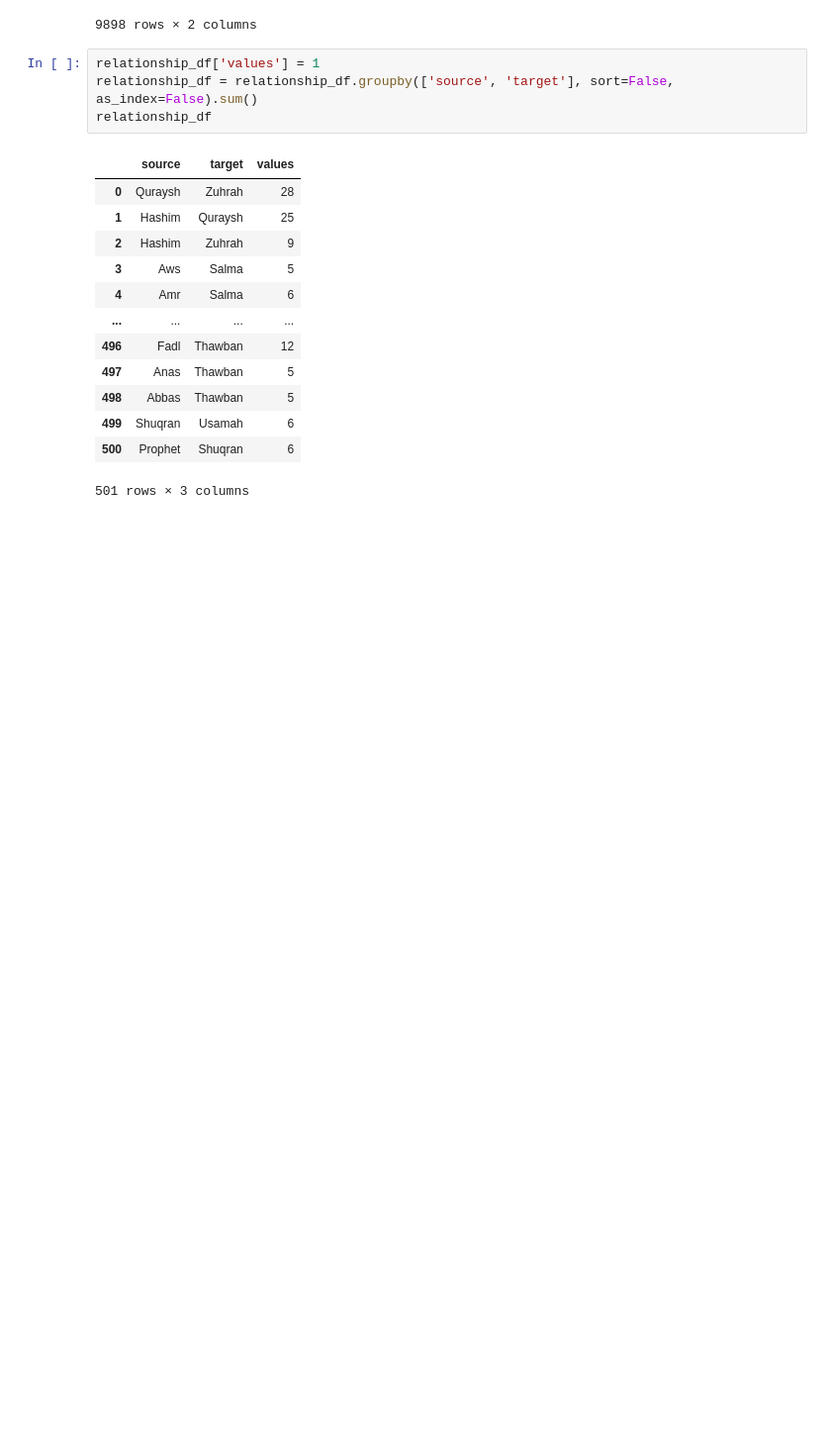
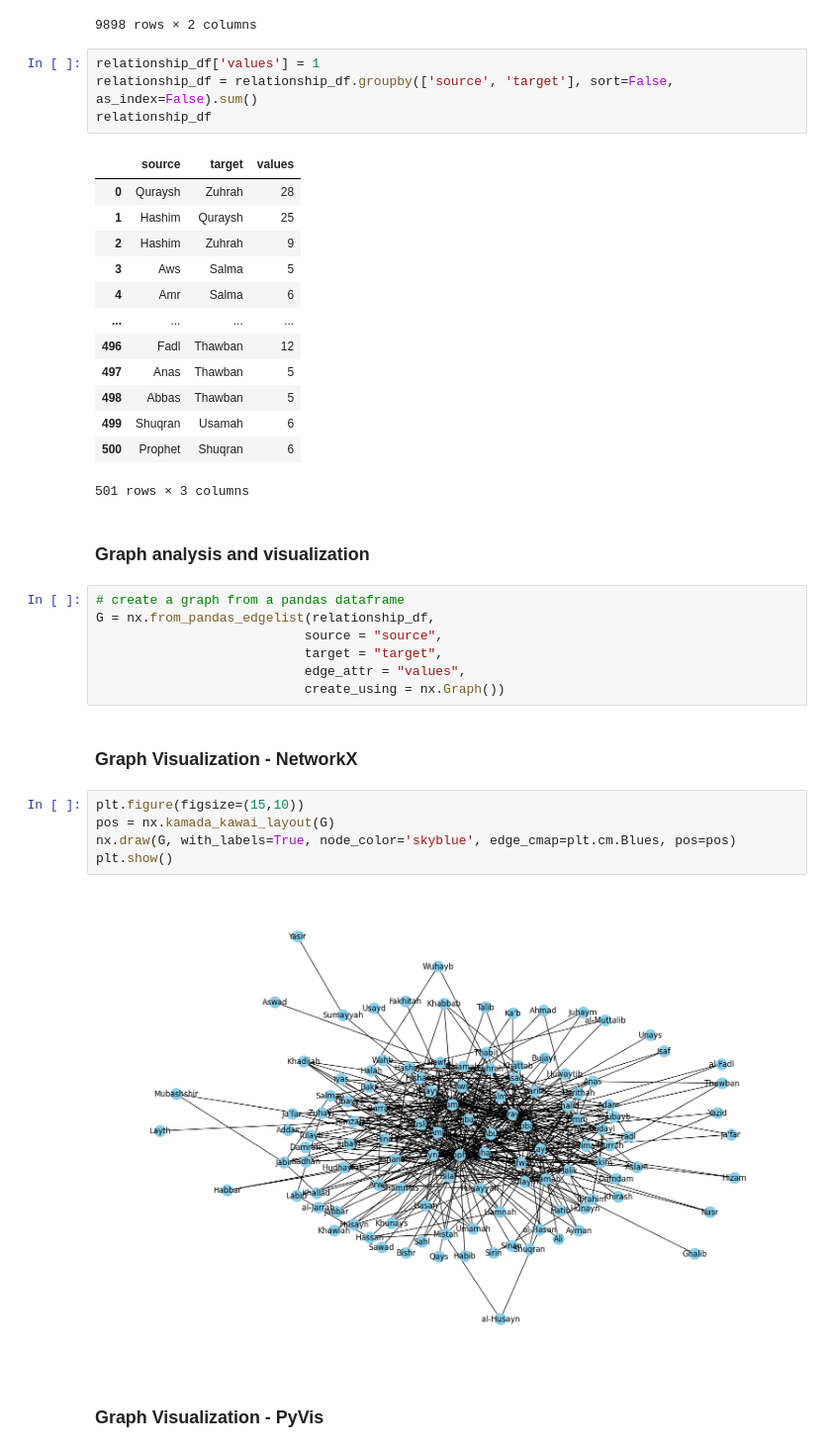
Before and after one commit to izzhamburhan/ProphetCommunities, a Jupyter notebook: extracting_relationships.ipynb, the cells around one changed output. Shown: that part at 99% size. Drawn from its saved outputs; the diff is of its cells as text; blank space fills up the shorter version.

Commit message:
feat : Relationship of the node

```diff
--- a/extracting_relationships.ipynb
+++ b/extracting_relationships.ipynb
@@ -230,3 +230,23 @@ relationship_df
 | 499 | Shuqran | Usamah | 6 |
 | 500 | Prophet | Shuqran | 6 |
 501 rows × 3 columns
+# %% [markdown]
+### Graph analysis and visualization
+# %%
+# create a graph from a pandas dataframe
+G = nx.from_pandas_edgelist(relationship_df,
+                           source = "source",
+                           target = "target",
+                           edge_attr = "values",
+                           create_using = nx.Graph())
+# %% [markdown]
+### Graph Visualization - NetworkX
+# %%
+plt.figure(figsize=(15,10))
+pos = nx.kamada_kawai_layout(G)
+nx.draw(G, with_labels=True, node_color='skyblue', edge_cmap=plt.cm.Blues, pos=pos)
+plt.show()
+# %% [output]
+[figure, added]
+# %% [markdown]
+### Graph Visualization - PyVis
```
Also changed, not shown: parts of 2 cells of this notebook, 6 other files.
